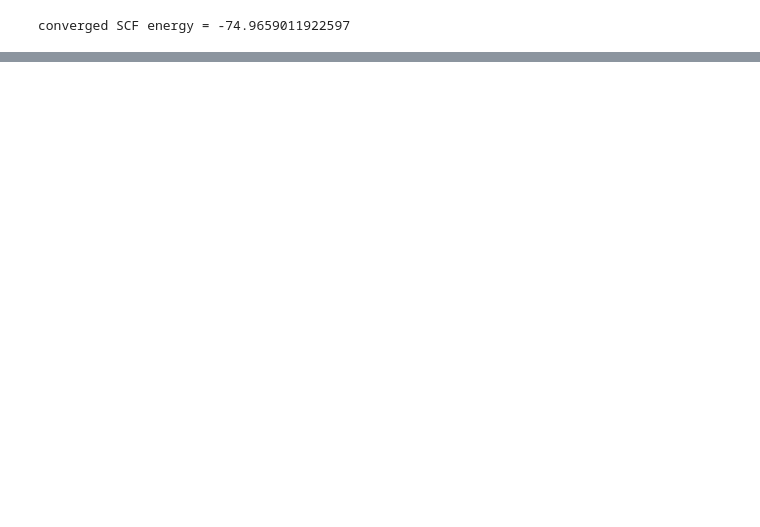
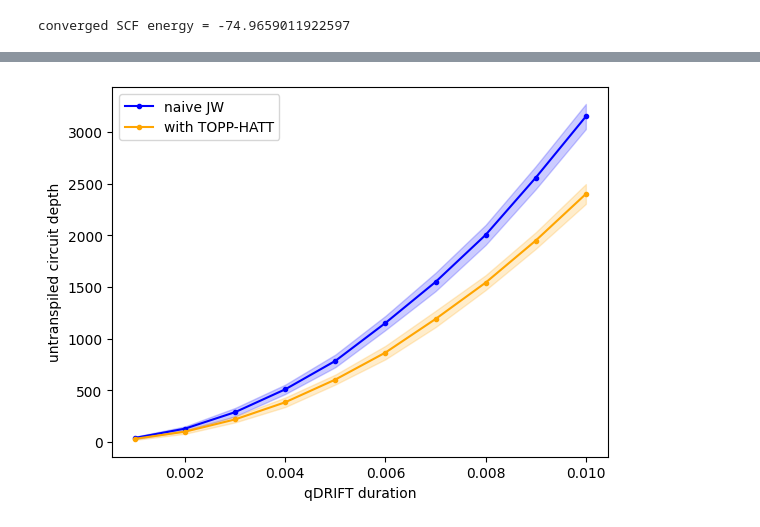
Before and after one commit to UCL-CCS/ferrmion, a Jupyter notebook: docs/source/notebooks/qdrift_paper_plot.ipynb, the cells around one changed output, grey strips where cells are left out. Cells and saved outputs as stored; diff of their text form; code cells hidden in the pictures; blank space fills up the shorter version.

Commit message:
rerun depths scan

```diff
--- a/docs/source/notebooks/qdrift_paper_plot.ipynb
+++ b/docs/source/notebooks/qdrift_paper_plot.ipynb
@@ -785,0 +585,58 @@ plt.show()
+# %%
+with open("qdrift_depths_scan.json", 'w') as f:
+    json.dump(results, f, indent=4)
+# %%
+with open("qdrift_depths_scan.json", 'r') as f:
+    results = json.load(f)
+# %%
+depths = results["depths"]
+# %%
+JW_mean_depths = []
+JW_std_depths = []
+TH_mean_depths = []
+TH_std_depths = []
+
+for i, _ in enumerate(depths):
+    JW_mean_depths.append(np.mean(results[str(i)]["JW"]))
+    JW_std_depths.append(np.std(results[str(i)]["JW"]))
+    TH_mean_depths.append(np.mean(results[str(i)]["TH"]))
+    TH_std_depths.append(np.std(results[str(i)]["TH"]))
+# %%
+naive_edge = 'blue'
+naive_fill = 'cornflowerblue'
+tophatt_edge = 'orange'
+tophatt_fill = 'moccasin'
+
+plt.tight_layout()
+
+plt.plot(depths, JW_mean_depths, '-', label='naive JW', color=naive_edge, marker='.')
+plt.plot(depths, TH_mean_depths, '-', label='with TOPP-HATT', color=tophatt_edge, marker='.')
+
+plt.fill_between(
+    depths,
+    np.array(JW_mean_depths) - np.array(JW_std_depths),
+    np.array(JW_mean_depths) + np.array(JW_std_depths),
+    alpha=0.2,
+    color=naive_edge
+)
+
+plt.fill_between(
+    depths,
+    np.array(TH_mean_depths) - np.array(TH_std_depths),
+    np.array(TH_mean_depths) + np.array(TH_std_depths),
+    alpha=0.2,
+    color=tophatt_edge
+)
+
+plt.xlabel('qDRIFT duration')
+plt.ylabel('untranspiled circuit depth')
+
+# plt.yscale('log')
+
+plt.legend()
+
+plt.savefig("qdrift_depths_scan.pdf")
+
+plt.show()
+# %% [output]
+[figure, added]
```
Also changed, not shown: parts of 16 cells of this notebook, 4 other files.
